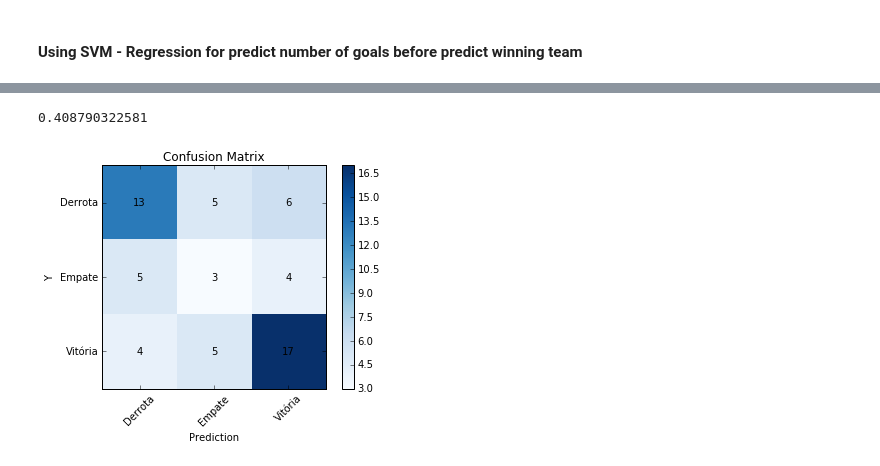
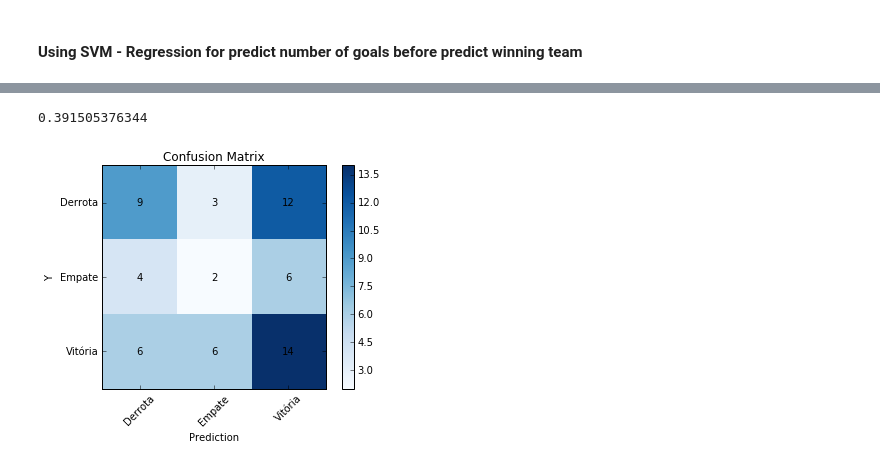
Before and after one commit to hugdiniz/SoccerMiningLeague, a Jupyter notebook: src/predict result one league one season with players.ipynb, the cells around one changed output, grey strips where cells are left out. Saved outputs shown, nothing was run; the diff lists cells and outputs as text; code cells hidden in the pictures.

```diff
--- a/src/predict result one league one season with players.ipynb
+++ b/src/predict result one league one season with players.ipynb
@@ -220,7 +337,7 @@ KFoldRC(clf,inputs,outputsR)
 # %%
-clf = DecisionTreeClassifier(max_features =180)
+clf = DecisionTreeClassifier()
 print(np.mean(cross_val_score(clf,inputs,outputs,cv=10)))
 holdoutPlotConfusionMatrix(clf,inputs,outputs)
 # %% [output]
-0.408790322581
+0.391505376344
-[figure, old version]
+[figure, new version]
```
Also changed, not shown: parts of 28 cells of this notebook, 6 other files.
